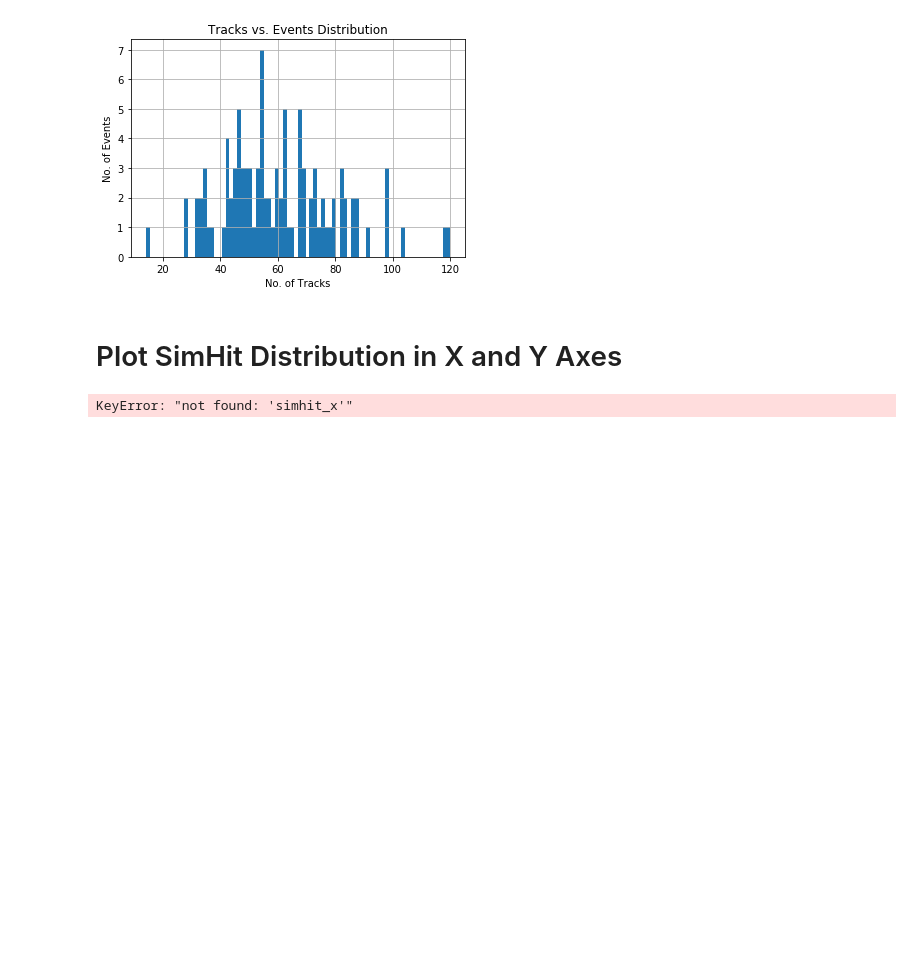
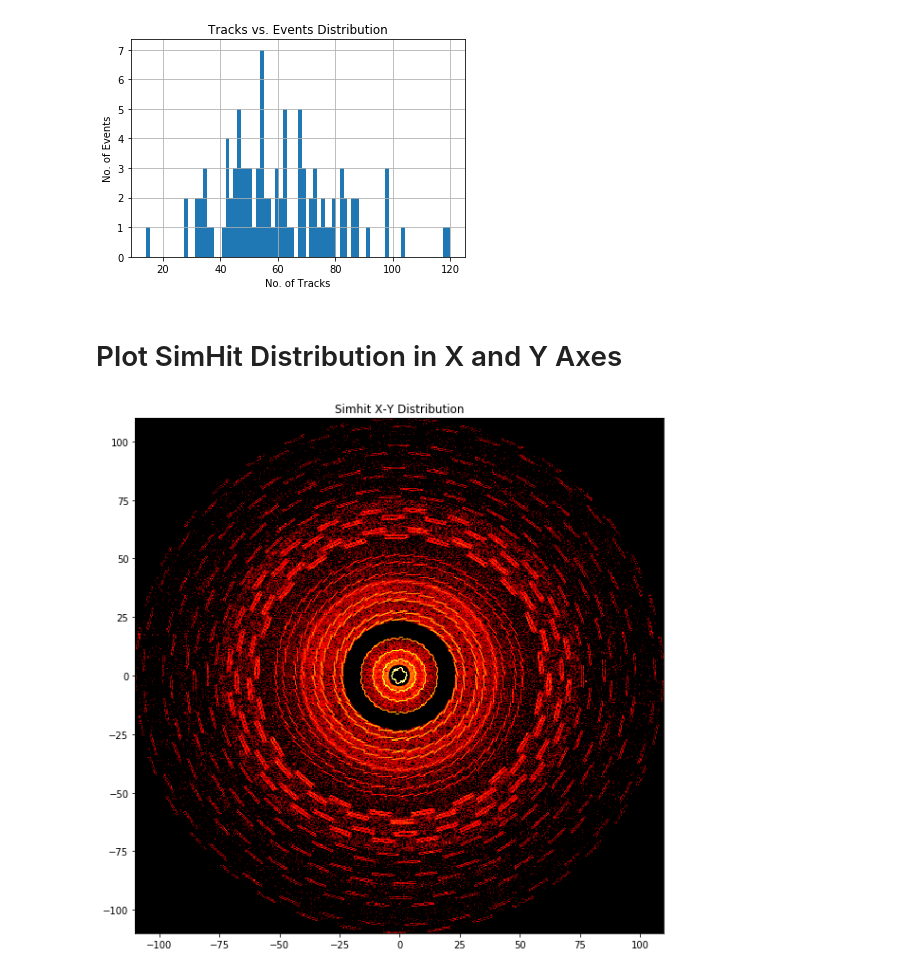
Before and after one commit to SwapneelM/TrackingNtuples, a Jupyter notebook: TrackingNtuples/scripts/Tracking Data Visualizer v2.ipynb, the cells around one changed output. Cells and saved outputs as stored; diff of their text form; code cells hidden in the pictures; blank space fills up the shorter version.

```diff
--- a/TrackingNtuples/scripts/Tracking Data Visualizer v2.ipynb
+++ b/TrackingNtuples/scripts/Tracking Data Visualizer v2.ipynb
@@ -846,29 +837,29 @@ Added 6041 tracks from 100 events
 # %% [markdown]
 # Plot SimHit Distribution in X and Y Axes
 # %%
-simhit_x_ = data_.array('simhit_x')
-simhit_y_ = data_.array('simhit_y')
-simhit_z_ = data_.array('simhit_z')
+simhit_x_ = data_.array('simHitX')
+simhit_y_ = data_.array('simHitY')
+simhit_z_ = data_.array('simHitZ')
 
 # Append all simhits into a single array for plotting
 if len(simhit_x_) == len(simhit_y_):
     concat_simhit_x_ = []
     concat_simhit_y_ = []
 
     for i in range(len(simhit_x_)):
         concat_simhit_x_.extend(simhit_x_[i])
         concat_simhit_y_.extend(simhit_y_[i])
 
 plt.figure(figsize=(10, 10))
 ax_ = plt.subplot(1,1,1)
 # Plot the 2D Histogram for Simhits
 plt.title('Simhit X-Y Distribution')
 ax_.patch.set_facecolor('black')
 plt.hist2d(concat_simhit_x_, concat_simhit_y_, bins=500, norm=matplotlib.colors.LogNorm(), cmap='hot')
 plt.savefig('plots/' + gen_event_ + '/sim/hitdistribution')
 plt.show()
 # %% [output]
-KeyError: "not found: 'simhit_x'"
+[figure, added]
 # %%
 # ToDo: Add lognorm colormap
 
```
Also changed, not shown: parts of 34 cells of this notebook, 6 other files.
